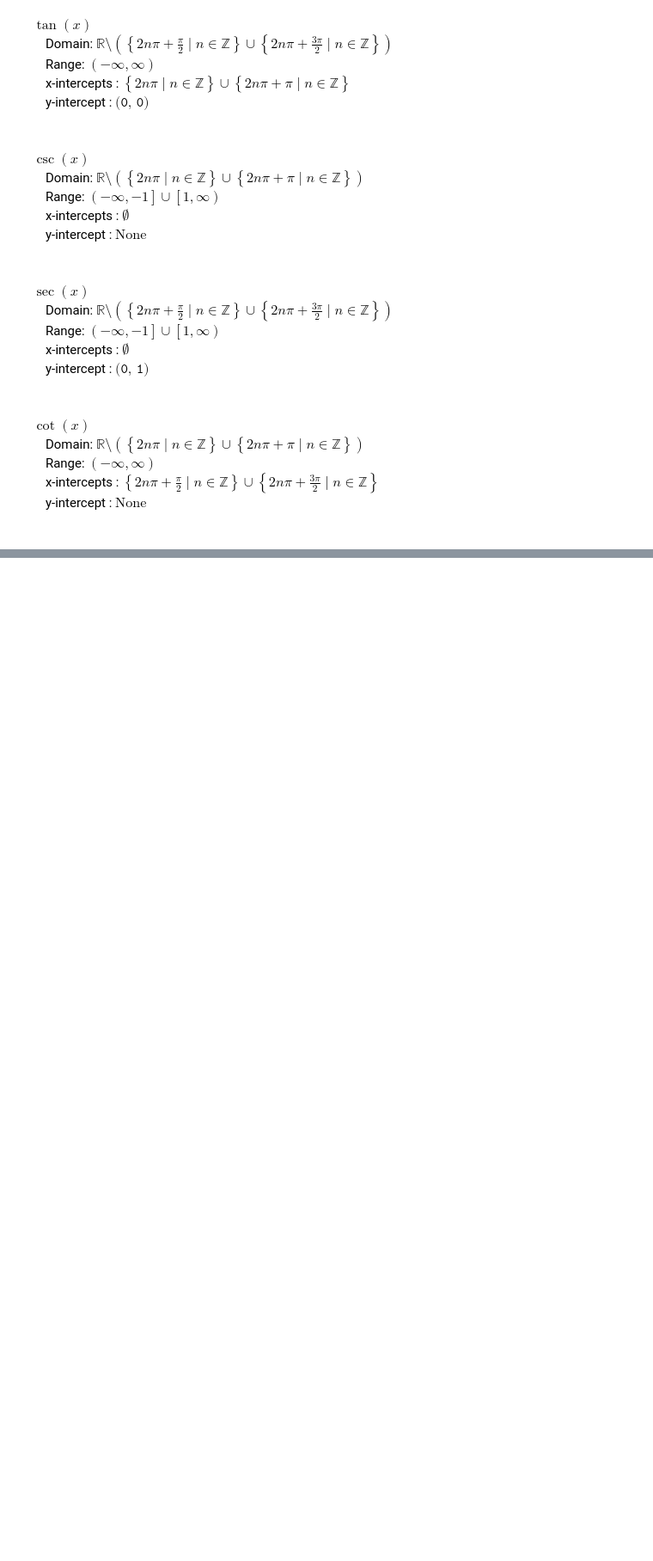
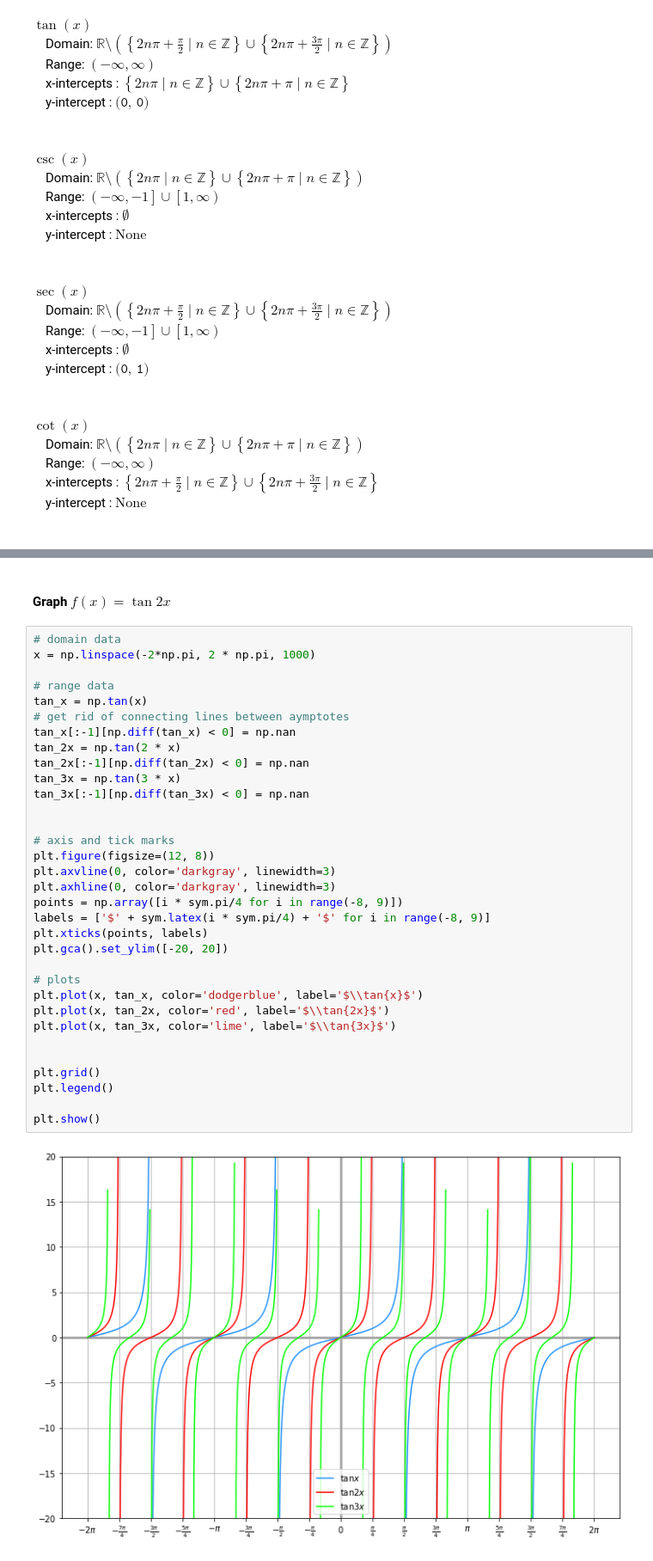
Before and after one commit to PaulToronto/Johns-Hopkins-Coursera-Differential-Calculus-Through-Data-And-Modeling-Specialization, a Jupyter notebook: 1_2_1_Trigonometric_Functions.ipynb, the cells around one changed output, grey strips where cells are left out. Shown at 86% size. Drawn from its saved outputs; the diff is of its cells as text; blank space fills up the shorter version.

```diff
--- a/1_2_1_Trigonometric_Functions.ipynb
+++ b/1_2_1_Trigonometric_Functions.ipynb
@@ -508,0 +566,37 @@ $\cot{\left(x \right)}$<br>&nbsp;&nbsp;&nbsp;&nbsp;Domain: $\mathbb{R} \setminus
+# %% [markdown]
+#### Graph $f(x) = \tan{2x}$
+# %%
+# domain data
+x = np.linspace(-2*np.pi, 2 * np.pi, 1000)
+
+# range data
+tan_x = np.tan(x)
+# get rid of connecting lines between aymptotes
+tan_x[:-1][np.diff(tan_x) < 0] = np.nan
+tan_2x = np.tan(2 * x)
+tan_2x[:-1][np.diff(tan_2x) < 0] = np.nan
+tan_3x = np.tan(3 * x)
+tan_3x[:-1][np.diff(tan_3x) < 0] = np.nan
+
+
+# axis and tick marks
+plt.figure(figsize=(12, 8))
+plt.axvline(0, color='darkgray', linewidth=3)
+plt.axhline(0, color='darkgray', linewidth=3)
+points = np.array([i * sym.pi/4 for i in range(-8, 9)])
+labels = ['$' + sym.latex(i * sym.pi/4) + '$' for i in range(-8, 9)]
+plt.xticks(points, labels)
+plt.gca().set_ylim([-20, 20])
+
+# plots
+plt.plot(x, tan_x, color='dodgerblue', label='$\\tan{x}$')
+plt.plot(x, tan_2x, color='red', label='$\\tan{2x}$')
+plt.plot(x, tan_3x, color='lime', label='$\\tan{3x}$')
+
+
+plt.grid()
+plt.legend()
+
+plt.show()
+# %% [output]
+[figure, added]
```
Also changed, not shown: parts of 41 cells of this notebook.
